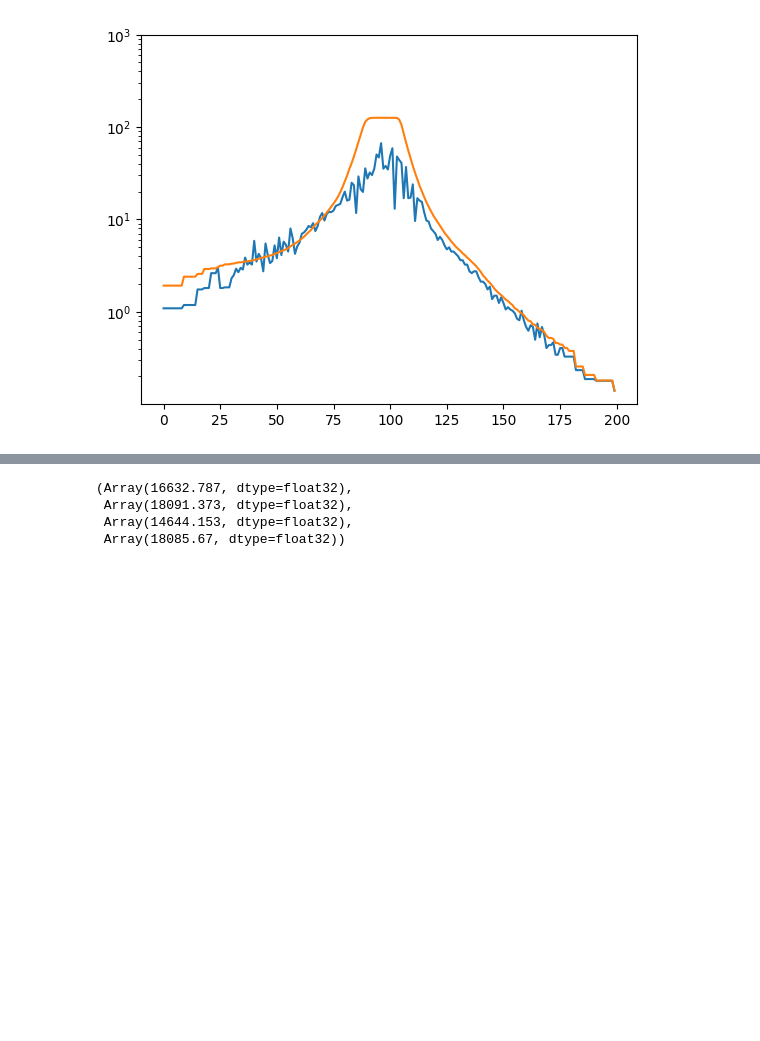
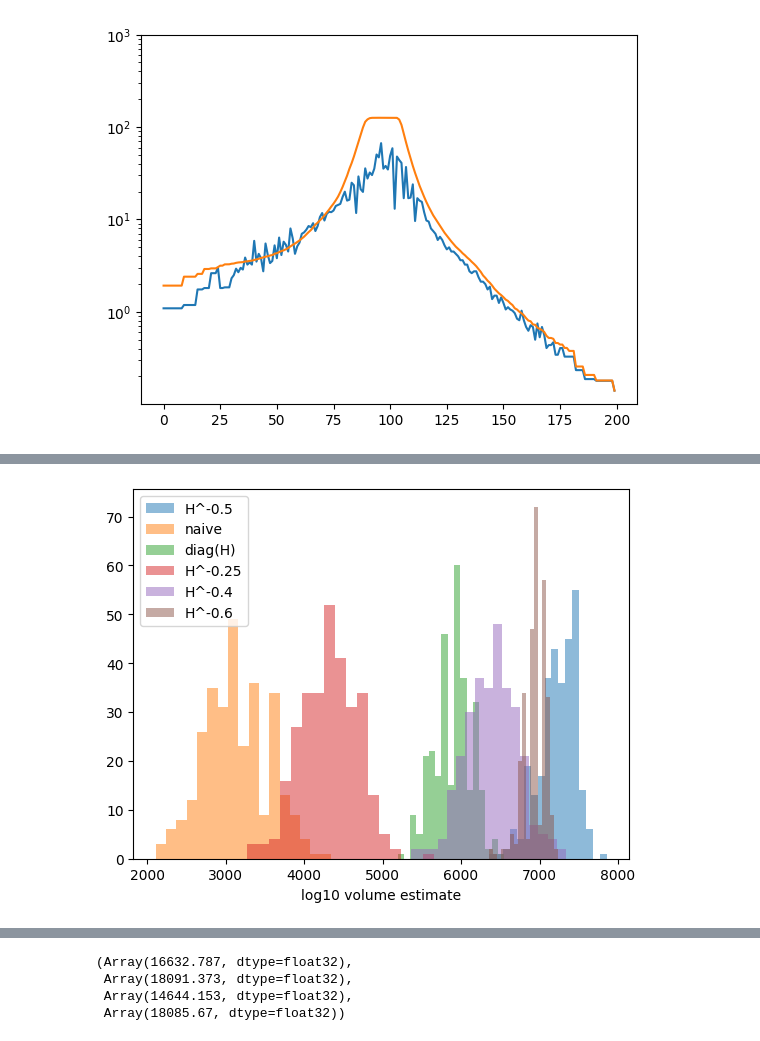
Before and after one commit to EleutherAI/basin-volume, a Jupyter notebook: basin_precondition.ipynb, the cells around one changed output, grey strips where cells are left out. Cells and saved outputs as stored; diff of their text form; code cells hidden in the pictures; blank space fills up the shorter version.

```diff
--- a/basin_precondition.ipynb
+++ b/basin_precondition.ipynb
@@ -542,0 +690,13 @@ estimates_300_pre, diffs_300_pre = get_estimates_preconditioned(300)
+# %%
+nbins = int(jnp.sqrt(300))
+plt.hist(estimates_300_pre / jnp.log(10), bins=nbins, alpha=0.5, label="H^-0.5")
+plt.hist(estimates_300 / jnp.log(10), bins=nbins, alpha=0.5, label="naive")
+plt.hist(results_300_diagH[0] / jnp.log(10), bins=nbins, alpha=0.5, label="diag(H)")
+plt.hist(results_300_weak[0] / jnp.log(10), bins=nbins, alpha=0.5, label="H^-0.25")
+plt.hist(results_300_scale40[0] / jnp.log(10), bins=nbins, alpha=0.5, label="H^-0.4")
+plt.hist(results_300_scale60[0] / jnp.log(10), bins=nbins, alpha=0.5, label="H^-0.6")
+plt.xlabel("log10 volume estimate")
+plt.legend()
+plt.show()
+# %% [output]
+[figure, added]
```
Also changed, not shown: parts of 45 cells of this notebook, 1 other file.
